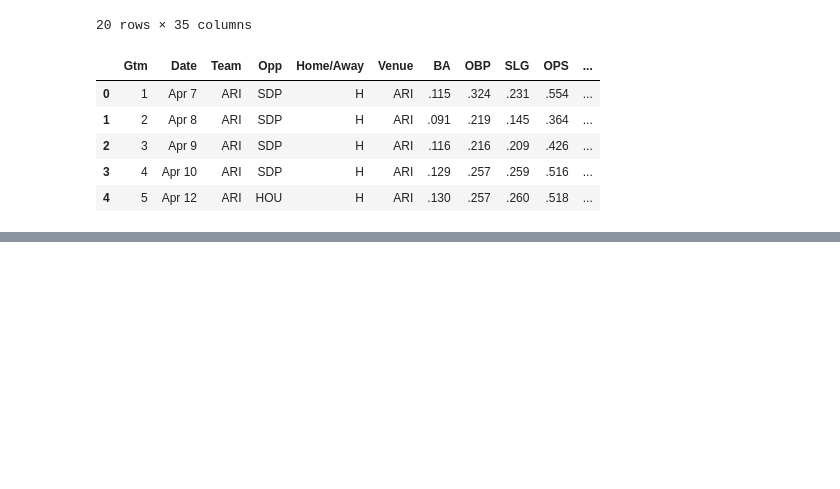
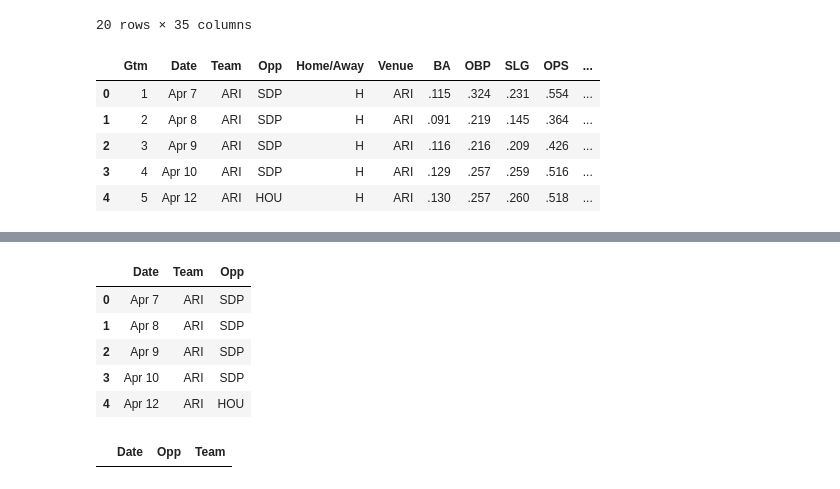
Before and after one commit to lucasjfsmith/pro-venue-tracker, a Jupyter notebook: Batting Pitching Data/2022_team_batting.ipynb, the cells around one changed output, grey strips where cells are left out. Drawn from its saved outputs; the diff is of its cells as text; code cells hidden in the pictures; blank space fills up the shorter version.

Commit message:
pitching data completed

```diff
--- a/Batting Pitching Data/2022_team_batting.ipynb
+++ b/Batting Pitching Data/2022_team_batting.ipynb
@@ -171,0 +152,29 @@ memory usage: 490.5+ KB
+# %%
+url_1 = "https://www.baseball-reference.com/teams/tgl.cgi?team="
+url_2 = "&t=p&year=2022"
+pitching_dfs = []
+
+for team in team_abr:
+    print(team)
+    url = f"{url_1}{team}{url_2}"
+    team_df = pd.read_html(url)[1]
+
+    for i in range(len(team_df)):
+        # Convert 'Gtm' to int
+        try:
+            int(team_df.loc[i, "Gtm"])
+        except:
+            team_df = team_df.drop(i)
+
+    # Update data types
+    team_df['Gtm'] = team_df['Gtm'].astype(int)
+
+    # Reset index after rows dropped and add a 'Team column'
+    team_df = team_df.reset_index(drop=True)
+    team_df['Team'] = team
+
+    # Append team_df to df list
+    pitching_dfs.append(team_df)
+    sleep(5)
+
+print(len(pitching_dfs))
@@ -171,0 +199,4 @@ memory usage: 490.5+ KB
+# %%
+pitching_2022_df = pd.concat(pitching_dfs)
+pitching_2022_df = pitching_2022_df.reset_index(drop=True)
+pitching_2022_df.info()
@@ -171,0 +221,4 @@ memory usage: 490.5+ KB
+# %%
+pitching_2022_df = pitching_2022_df.drop(columns="Rk", axis=1)
+pitching_2022_df = pitching_2022_df.rename(columns={"Unnamed: 3":"Home/Away"})
+pitching_2022_df['Home/Away'] = pitching_2022_df['Home/Away'].fillna("H")
@@ -171,0 +234,17 @@ memory usage: 490.5+ KB
+# %%
+pitching_2022_df[['Date','Team', 'Opp']].head()
+# %% [output]
+|  | Date | Team | Opp |
+| 0 | Apr 7 | ARI | SDP |
+| 1 | Apr 8 | ARI | SDP |
+| 2 | Apr 9 | ARI | SDP |
+| 3 | Apr 10 | ARI | SDP |
+| 4 | Apr 12 | ARI | HOU |
+# %%
+pd.merge(left=batting_2022_df[['Date','Opp']],
+        right=pitching_2022_df[['Date','Team']],
+        left_on=['Date', 'Opp'],
+        right_on=['Date','Team'],
+        validate='one_to_one')
+# %% [output]
+|  | Date | Opp | Team |
```
Also changed, not shown: parts of 6 cells of this notebook.
